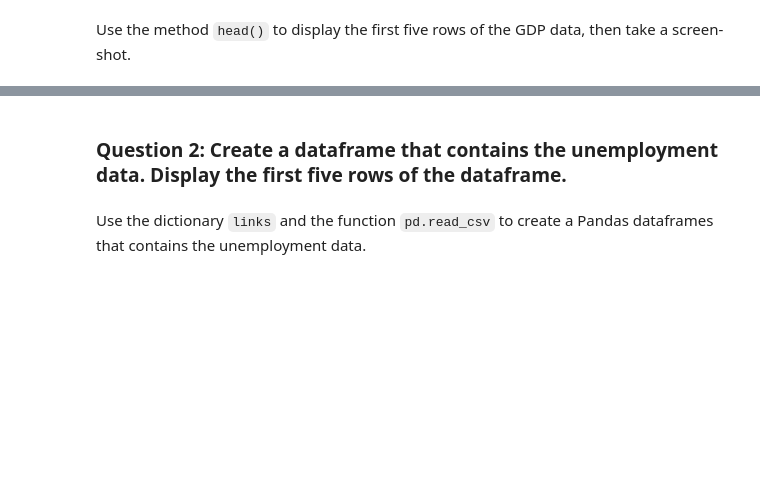
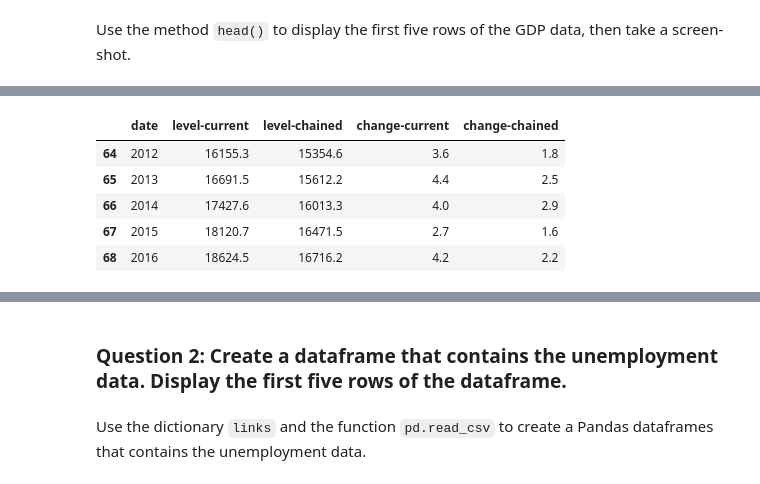
Before and after one commit to jianxungao/python-for-data-sci, a Jupyter notebook: week5_work.ipynb, the cells around one changed output, grey strips where cells are left out. Cells and saved outputs as stored; diff of their text form; code cells hidden in the pictures; blank space fills up the shorter version.

```diff
--- a/week5_work.ipynb
+++ b/week5_work.ipynb
@@ -66,0 +74,9 @@ Use the method <code>head()</code> to display the first five rows of the GDP dat
+# %%
+df.tail()
+# %% [output]
+|  | date | level-current | level-chained | change-current | change-chained |
+| 64 | 2012 | 16155.3 | 15354.6 | 3.6 | 1.8 |
+| 65 | 2013 | 16691.5 | 15612.2 | 4.4 | 2.5 |
+| 66 | 2014 | 17427.6 | 16013.3 | 4.0 | 2.9 |
+| 67 | 2015 | 18120.7 | 16471.5 | 2.7 | 1.6 |
+| 68 | 2016 | 18624.5 | 16716.2 | 4.2 | 2.2 |
```
Also changed, not shown: parts of 14 cells of this notebook.
